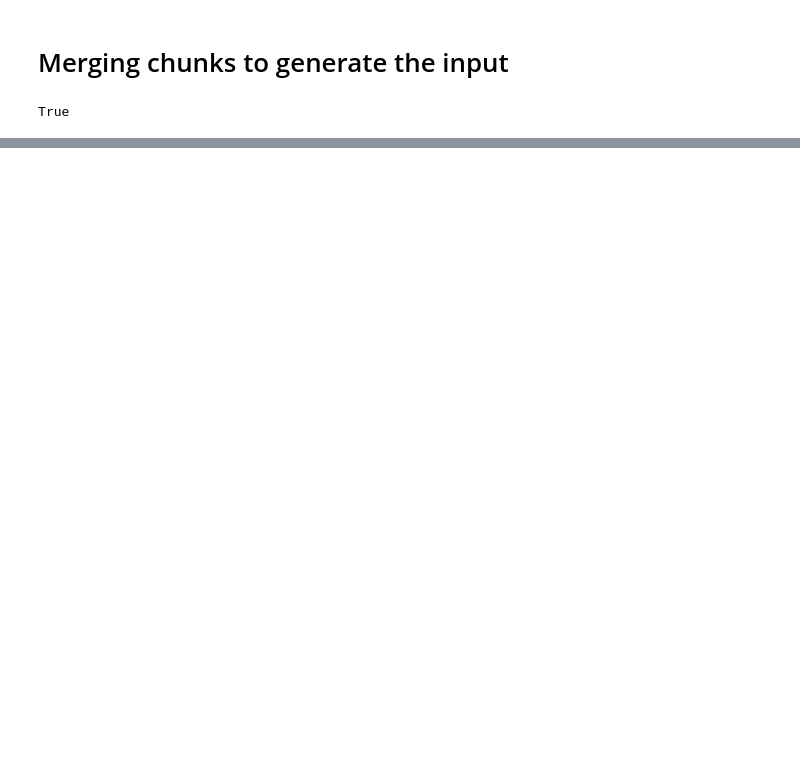
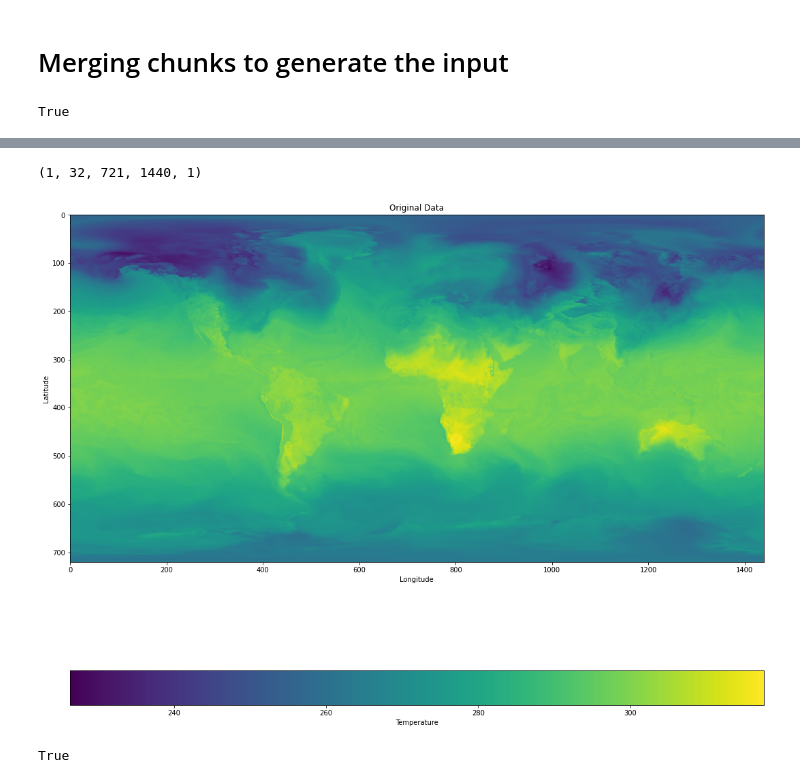
Before and after one commit to SilkeDH/lossy-ml, a Jupyter notebook: notebooks/Chunking_data.ipynb, the cells around one changed output, grey strips where cells are left out. Cells and saved outputs as stored; diff of their text form; code cells hidden in the pictures; blank space fills up the shorter version.

```diff
--- a/notebooks/Chunking_data.ipynb
+++ b/notebooks/Chunking_data.ipynb
@@ -10,6 +10,6 @@ data = data.transpose('time', 'latitude', 'longitude', 'level')
 data = data['t'].values
 data.shape
 
-data = data[0:20,0:721,0:721,:]
+data = data[0:16,0:720,0:720,:]
 data.shape
 # %% [output]
@@ -127,0 +268,25 @@ True
+# %%
+def apply_patches(data1, data2, chunk_size):
+    chunks_size = 48
+    num_chunks = int(np.floor(data1.shape[2]/chunks_size)) - 1
+
+    print(num_chunks)
+
+    ini = int(48/4)*3
+    ini2 = int(48/4)*1
+
+    width =  int(48/4)*2
+
+    fin = ini + width
+    fin2 = ini2 + width
+
+    for i in range(num_chunks):
+        if i == 0:
+            data1[:,:,  ini: ini + width,:] = data2[:,:, ini2 : ini2 + width ,:]
+            last_point =  ini + width
+            last_point_2 = ini2 + width
+        else:
+            data1[:,:, last_point + width : last_point + width + width, :] = data2[:,:, last_point_2 + width : last_point_2 + width + width,:]
+            last_point =  last_point + width + width
+            last_point_2 = last_point_2 + width + width
+    return data1
@@ -127,0 +297,13 @@ True
+# %%
+#data_r = np.expand_dims(data[:,:,:,0], axis=0)
+out_r = np.expand_dims(out_a, axis=0)
+#data_r = np.expand_dims(data_r, axis=4)
+print(out_r.shape)
+single_plot(out_r, 0, "Original Data", "Temperature", data_r[0,0].min(), data_r[0,0].max())
+# %% [output]
+(1, 32, 721, 1440, 1)
+[figure, added]
+# %%
+np.all(out == data)
+# %% [output]
+True
```
Also changed, not shown: parts of 11 cells of this notebook, 38 other files.
